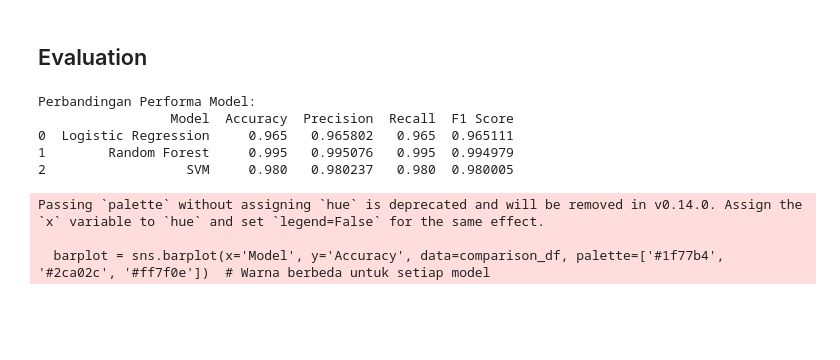
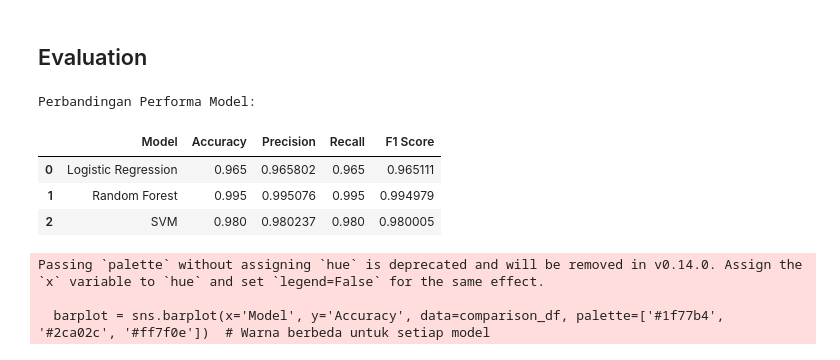
Before and after one commit to jasmeinalbr/Obesity-Prediction-UAS-Prak-ML, a Jupyter notebook: notebooks/obesity_prediction.ipynb, the cells around one changed output. Saved outputs shown, nothing was run; the diff lists cells and outputs as text; code cells hidden in the pictures; blank space fills up the shorter version.

Commit message:
Update README and Jupyter notebook with project details, model evaluation insights, and performance comparison

```diff
--- a/notebooks/obesity_prediction.ipynb
+++ b/notebooks/obesity_prediction.ipynb
@@ -411,38 +411,38 @@ Normal weight       0.99      0.97      0.98        72
 # %%
 # Perbandingan Performa Model
 models_comparison = {
     'Model': ['Logistic Regression', 'Random Forest', 'SVM'],
     'Accuracy': [
         accuracy_score(y_test, y_pred_log),
         accuracy_score(y_test, y_pred_rf),
         accuracy_score(y_test, y_pred_svm)
     ],
     'Precision': [
         precision_score(y_test, y_pred_log, average='weighted'),
         precision_score(y_test, y_pred_rf, average='weighted'),
         precision_score(y_test, y_pred_svm, average='weighted')
     ],
     'Recall': [
         recall_score(y_test, y_pred_log, average='weighted'),
         recall_score(y_test, y_pred_rf, average='weighted'),
         recall_score(y_test, y_pred_svm, average='weighted')
     ],
     'F1 Score': [
         f1_score(y_test, y_pred_log, average='weighted'),
         f1_score(y_test, y_pred_rf, average='weighted'),
         f1_score(y_test, y_pred_svm, average='weighted')
     ]
 }
 
 comparison_df = pd.DataFrame(models_comparison)
 print("\nPerbandingan Performa Model:")
-print(comparison_df)
+comparison_df
 # %% [output]
 Perbandingan Performa Model:
-                 Model  Accuracy  Precision  Recall  F1 Score
-0  Logistic Regression     0.965   0.965802   0.965  0.965111
-1        Random Forest     0.995   0.995076   0.995  0.994979
-2                  SVM     0.980   0.980237   0.980  0.980005
+|  | Model | Accuracy | Precision | Recall | F1 Score |
+| 0 | Logistic Regression | 0.965 | 0.965802 | 0.965 | 0.965111 |
+| 1 | Random Forest | 0.995 | 0.995076 | 0.995 | 0.994979 |
+| 2 | SVM | 0.980 | 0.980237 | 0.980 | 0.980005 |
 # %%
 # Visualisasi Perbandingan dengan angka akurasi dan warna berbeda
 plt.figure(figsize=(10, 6))
```
Also changed, not shown: parts of 1 cell of this notebook, 1 other file.
